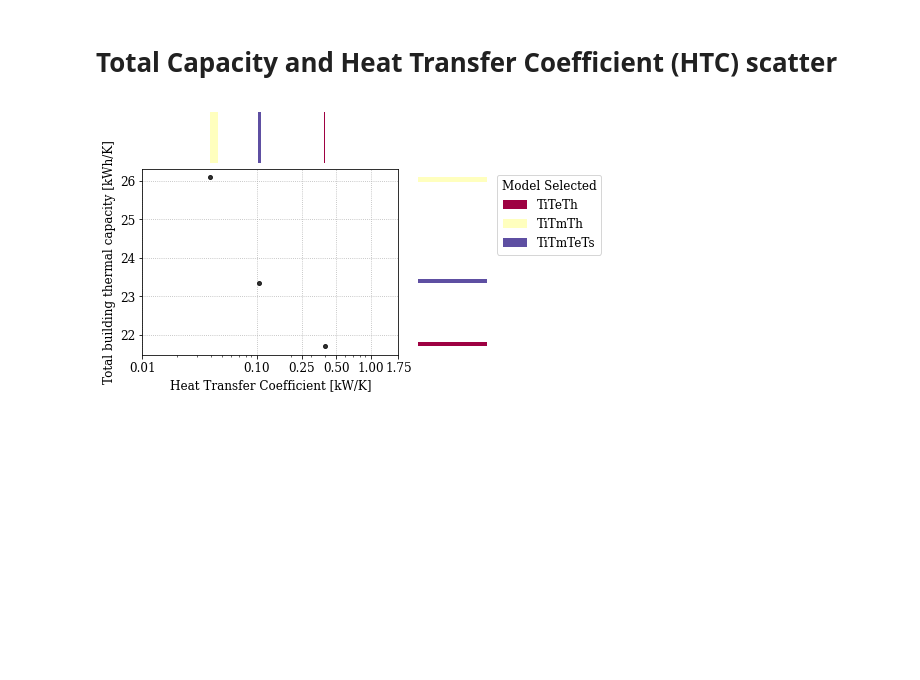
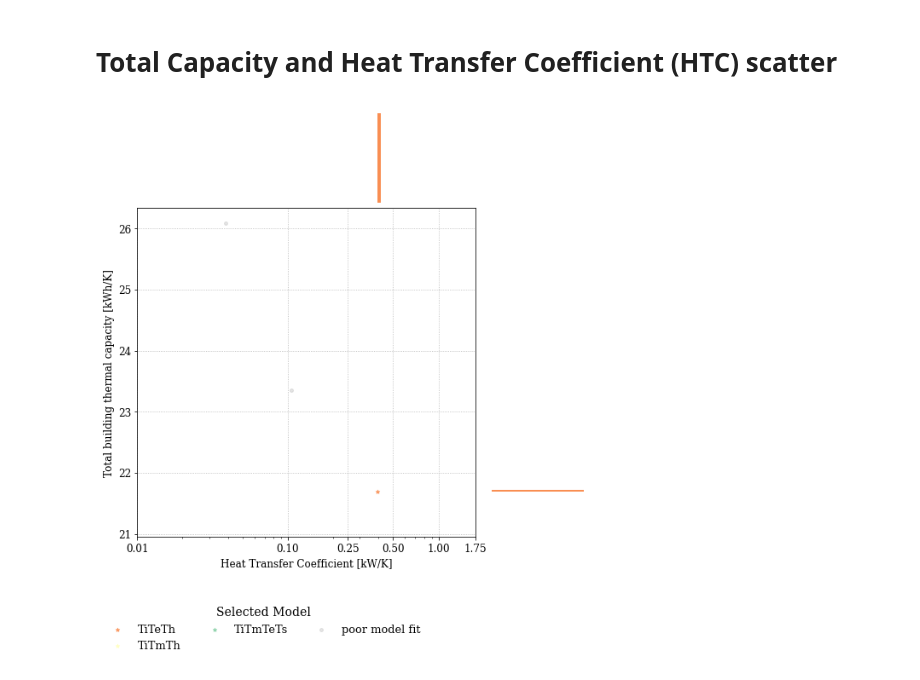
Before and after one commit to JulienLeprince/fiftyshadesofgrey, a Jupyter notebook: src/main4_results_plots.ipynb, the cells around one changed output. Cells and saved outputs as stored; diff of their text form; code cells hidden in the pictures; blank space fills up the shorter version.

```diff
--- a/src/main4_results_plots.ipynb
+++ b/src/main4_results_plots.ipynb
@@ -6,7 +6,7 @@ import numpy as np
 import pandas as pd
 
 # Define paths
-root_directory = "C:/Users/20190285/Documents/GitHub/fiftyshadesofgrey"
+root_directory = "C:/.../fiftyshadesofgrey"
 path_res = root_directory + "/data/out/"
 
 # Load df_res
@@ -682,7 +679,8 @@ plt.rc('xtick', labelsize=12)
 plt.rc('ytick', labelsize=12)
 
 # Get Unique models
-model_group = list(df_res['model_name'].unique())
+group_by_param = 'model_name'
+model_group = list(df_res[group_by_param].unique())
 model_group = sorted(model_group, key=lambda el: len(el))
 # Color map
 # List of colors in the color palettes
@@ -698,7 +696,7 @@ for i in np.linspace(0,1,len(model_group)):
 
 
 # Figure declaration
-fig = plt.figure(figsize=(7,4), constrained_layout=True)
+fig = plt.figure(figsize=(8,9), constrained_layout=True)
 
 # https://matplotlib.org/stable/gallery/lines_bars_and_markers/scatter_hist.html
 # Also adjust the subplot parameters for a square plot.
@@ -709,72 +707,76 @@ ax = fig.add_subplot(gs[1, 0])
 ax_histx = fig.add_subplot(gs[0, 0], sharex=ax)
 ax_histy = fig.add_subplot(gs[1, 1], sharey=ax)
 
-### Scatter
-# NB: This subsection runs in to errors when all unique model groups are of length 1
-# # https://stackoverflow.com/questions/47006268/matplotlib-scatter-plot-with-color-label-and-legend-specified-by-c-option
-# #group = df_res['model_name'].values
-# for g in model_group:
-#     #ix = np.where(group == g)[0]
-#     ax.scatter(x=df_res.loc[df_res['model_name'] == g,'HTC'],
-#                y=df_res.loc[df_res['model_name'] == g,['Ci', 'Cm', 'Ce', 'Ch', 'Cs']].sum(axis=1),
-#                color = color_map[g],
-#                label = g,
-#                alpha=0.6,
-#                s = 16,
-#                zorder=3)
-# #ax.set_yscale('log')
-# ax.set_xscale('log')
+## Scatter
+# adapted from https://stackoverflow.com/questions/47006268/matplotlib-scatter-plot-with-color-label-and-legend-specified-by-c-option
+group = df_res[group_by_param].values
+group2 = df_res['nCPBES'].values
+for g in model_group:
+    ix1 = np.where(group2 <= 0.01)[0]
+    ix2 = np.where(group == g)[0]
+    ix_intersect = [value for value in ix1 if value in ix2]
+    ix = df_res.iloc[ix_intersect].index
 
-# NB: This simplified scatter replaces the one above for specific cases such as this when all unique model groups are of length 1
-ax.scatter(x=df_res.loc[:,'HTC'],
-            y=df_res.loc[:,['Ci', 'Cm', 'Ce', 'Ch', 'Cs']].sum(axis=1),
-            color = 'k',
-            label = df_res['model_name'].values,
-            alpha=0.8,
-            s = 16,
-            zorder=3)
-ax.set_xscale('log')
+    ax.scatter(x=df_res.loc[ix,'HTC'],
+               y=df_res.loc[ix,['Ci', 'Cm', 'Ce', 'Ch', 'Cs']].sum(axis=1),
+               color = color_map[g],
+               label = g,
+               marker= "*",
+               alpha = 0.8,
+               s = 20,
+               zorder=3)
+ix = np.where(group2 > 0.01)[0]
+ix = df_res.iloc[ix].index
+ax.scatter(x=df_res.loc[ix,'HTC'],
+           y=df_res.loc[ix,['Ci', 'Cm', 'Ce', 'Ch', 'Cs']].sum(axis=1),
+           color = 'grey',
+           label = 'poor model fit',
+           #marker= "x",
+           alpha=0.2,
+           s = 15,
+           zorder=3)
 
 # Input data separation
+df_res["nCPBES_groups"] = pd.cut(df_res["nCPBES"], bins=[-0.01, 0.01, 0.025, 0.9], labels=['good', 'close', 'poor'])
+ix_goodfits = np.where(df_res['nCPBES_groups'].values == 'good')[0]
+df_res1 = df_res.iloc[ix_goodfits,:]
+
 x, y = pd.DataFrame(), pd.DataFrame()
 for i in model_group:
-  x = pd.concat([x, df_res.loc[df_res['model_name'] == i, 'HTC'].reset_index()['HTC']], axis=1)
-  y = pd.concat([y, df_res.loc[df_res['model_name'] == i, ['Ci', 'Cm', 'Ce', 'Ch', 'Cs']].reset_index()[['Ci', 'Cm', 'Ce', 'Ch', 'Cs']].sum(axis=1)], axis=1)
+  x = pd.concat([x, df_res1.loc[df_res1[group_by_param] == i, 'HTC'].reset_index()['HTC']], axis=1)
+  y = pd.concat([y, df_res1.loc[df_res1[group_by_param] == i, ['Ci', 'Cm', 'Ce', 'Ch', 'Cs']].reset_index()[['Ci', 'Cm', 'Ce', 'Ch', 'Cs']].sum(axis=1)], axis=1)
 x.columns = model_group
 y.columns = model_group
 # Histogram distributions
 ax_histx.hist(x.values, bins=50, density=True,
               histtype='bar', stacked=True, ls='solid', zorder=3,
-              color=colors, label=[str(x) for x in x.columns])
+              color=list(color_map.values()), alpha = 1, label=[str(x) for x in x.columns])
 ax_histy.hist(y.values, bins=40, density=True, orientation='horizontal',
               histtype='bar', stacked=True, ls='solid', zorder=3,
-              color=colors, label=[str(x) for x in y.columns])
+              color=list(color_map.values()), alpha = 1, label=[str(x) for x in y.columns])
 
 #ax_histy.set_yscale('log')
 ax_histx.set_xscale('log')
 
 ax.set_xticks([0.01, 0.1, 0.25, 0.5, 1, 1.75])
 ax.get_xaxis().set_major_formatter(matplotlib.ticker.ScalarFormatter())
 #ax.get_xaxis().get_major_formatter().labelOnlyBase = False
 
 # Make some axis invisible
 ax_histx.axis('off')
 ax_histy.axis('off')
 
 # Grid
 ax.grid(axis='x', linestyle=':', zorder=0)
 ax.grid(axis='y', linestyle=':', zorder=0)
 # Labels
 ax.set_xlabel('Heat Transfer Coefficient [kW/K]', fontsize=12)
 ax.set_ylabel('Total building thermal capacity [kWh/K]', fontsize=12)
-# # Legend
-# ax.legend(prop={'size': 12}, ncol=2, title = "Model Selected", title_fontsize=12,
-#                 bbox_to_anchor=(-0.8, 1), loc="upper left")
-ax_histy.legend(prop={'size': 12}, ncol=1, title = "Model Selected", title_fontsize=12,
-                bbox_to_anchor=(1, 1), loc="upper left")
-#plt.show()
+# Legend
+ax.legend(prop={'size': 13}, ncol=3, title = "Selected Model", title_fontsize=14, frameon=False,
+                bbox_to_anchor=(-.12, -0.18), loc="upper left")
 
 # Saving figure
 plt.savefig(path_fig+"GB_HTC_scatter.jpeg", format='jpeg', dpi=150, bbox_inches='tight')
 # %% [output]
-[figure, old version]
+[figure, new version]
```
Also changed, not shown: parts of 1 cell of this notebook, 2 other files.
